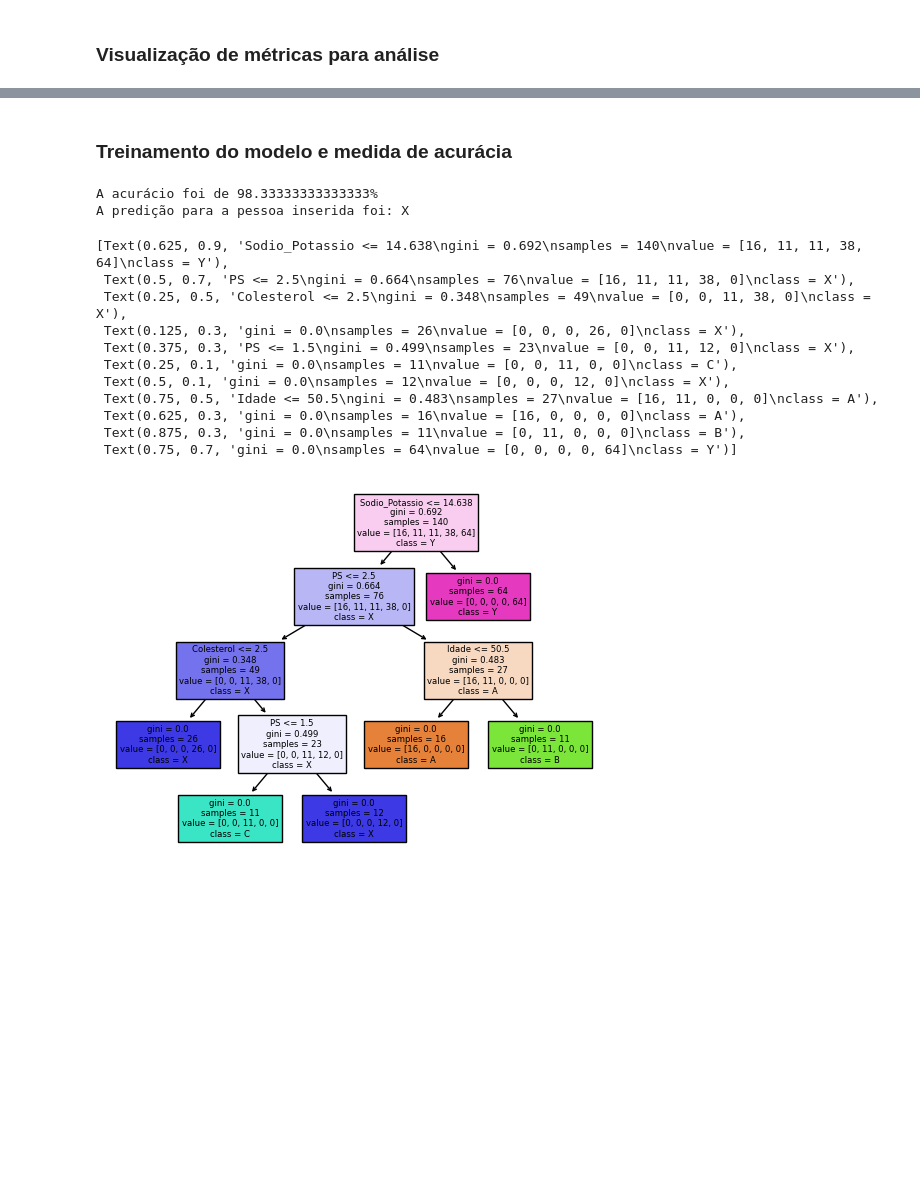
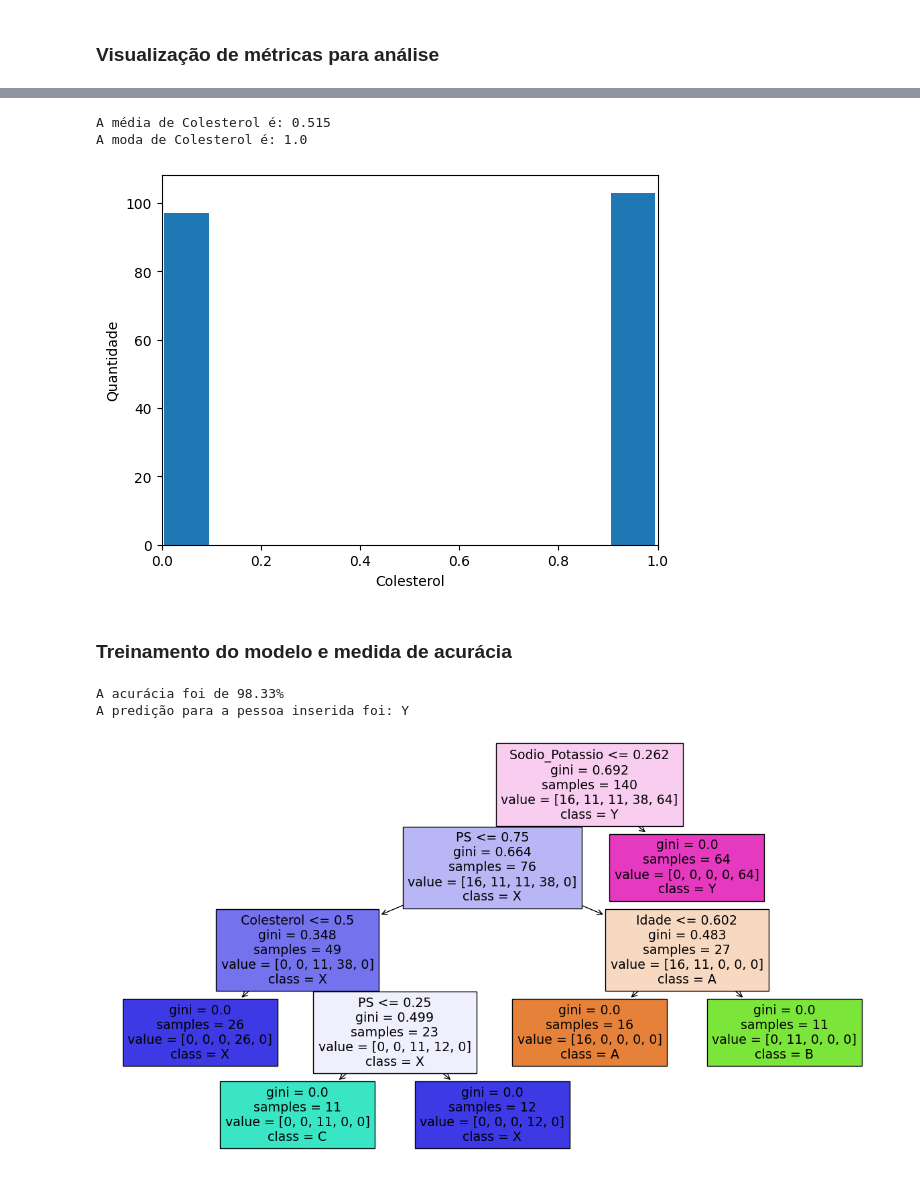
Before and after one commit to gabrielhtres/drug_decision, a Jupyter notebook: drugDecision.ipynb, the cells around one changed output, grey strips where cells are left out. Drawn from its saved outputs; the diff is of its cells as text; code cells hidden in the pictures; blank space fills up the shorter version.

```diff
--- a/drugDecision.ipynb
+++ b/drugDecision.ipynb
@@ -60,14 +63,15 @@ arquivo.loc[:, "Remédio"] = arquivo.loc[:, "Remédio"].map(rename_classes)
 
 # Atribuímos as variáveis para X e a classe para Y
 x = arquivo[["Idade", "Sexo", "PS", "Sodio_Potassio", "Colesterol"]]
+y = arquivo["Remédio"]
 
 # Normalizamos os dados numéricos
-# scaler = MinMaxScaler()
-# colunas_numeircas = x[["Idade", "PS", "Sodio_Potassio", "Colesterol"]].values
-# dados_normalizados = scaler.fit_transform(colunas_numeircas)
-# x[["Idade", "PS", "Sodio_Potassio", "Colesterol"]] = dados_normalizados
+scaler = MinMaxScaler()
+colunas_numeircas = x[["Idade", "PS", "Sodio_Potassio", "Colesterol"]].values
+dados_normalizados = scaler.fit_transform(colunas_numeircas)
+x[["Idade", "PS", "Sodio_Potassio", "Colesterol"]] = dados_normalizados
 
-y = arquivo["Remédio"]
+
 
 # x.head()
 # %% [markdown]
@@ -102,49 +79,55 @@ dpIdade
+# %%
+# Plotamos histogramas para verificar a distribuição dos dados
+
+coluna = "Colesterol"
+plt.hist(x[coluna], rwidth=0.9)
+plt.xlim([min(x[coluna]), max(x[coluna])])
+plt.xlabel(coluna)
+plt.ylabel("Quantidade")
+
+media = x[coluna].mean()
+moda = x[coluna].mode()[0]
+
+print('A média de ' + coluna + ' é: ' + str(media))
+print('A moda de ' + coluna + ' é: ' + str(moda))
+# %% [output]
+A média de Colesterol é: 0.515
+A moda de Colesterol é: 1.0
+[figure, added]
 # %% [markdown]
 ### Treinamento do modelo e medida de acurácia
 # %%
 # Separamos o treino e o teste para as variáveis e para o alvo
 train_x, test_x, train_y, test_y = train_test_split(x, y, test_size=0.30, stratify=y)
 
 # Geramos a árvore de decisão utilizando gini como critério de cálculo de IG
 clf = tree.DecisionTreeClassifier(criterion="gini")
 
 #Treinamos o modelo utilizando treino X e treino Y
 clf.fit(train_x, train_y)
 
 # Predizemos o conteúdo do teste X
 predict = clf.predict(test_x)
 # print(predict)
 
 # Calculamos a ácurácia comparando a predição realizada com os valores reais de teste Y
 acuracia = accuracy_score(test_y, predict)
-print("A acurácio foi de " + str(acuracia * 100) + "%")
+print("A acurácia foi de " + f"{acuracia * 100:.2f}" + "%")
 
 # Salvamos o modelo treinado em um arquivo
 dump(clf, 'modelo_dd.joblib')
 
-# Carregamos o modelo
+# Carregamos o modelo e testamos uma predição
 modelo = load('modelo_dd.joblib')
-predict1 = modelo.predict([[0.7, 0.2, 0.2, 0.2, 0.6]])
+predict1 = modelo.predict([[0.7, 0.2, 0.2, 0.3, 0.6]])
 print("A predição para a pessoa inserida foi: " + str(predict1[0]))
 
-# print(classification_report(test_y, predict))
+plt.figure(figsize=(15, 8))
+tree.plot_tree(clf, feature_names=x.columns, class_names=["A", "B", "C", "X", "Y"], filled=True)
 
-tree.plot_tree(clf, feature_names=x.columns, class_names=["A", "B", "C", "X", "Y"], filled=True)
-# dot_data = tree.export_graphviz(clf, out_file=None, feature_names=x.columns, class_names=["A", "B", "C", "X", "Y"], filled=True, rounded=True, special_characters=True)
-# graph = graphviz.Source(dot_data)
-# x.head()
+# Salvamos a figura da árvore em um arquivo
+# plt.savefig('tree.png')
 # %% [output]
-A acurácio foi de 98.33333333333333%
-A predição para a pessoa inserida foi: X
+A acurácia foi de 98.33%
+A predição para a pessoa inserida foi: Y
-[Text(0.625, 0.9, 'Sodio_Potassio <= 14.638\ngini = 0.692\nsamples = 140\nvalue = [16, 11, 11, 38, 64]\nclass = Y'),
- Text(0.5, 0.7, 'PS <= 2.5\ngini = 0.664\nsamples = 76\nvalue = [16, 11, 11, 38, 0]\nclass = X'),
- Text(0.25, 0.5, 'Colesterol <= 2.5\ngini = 0.348\nsamples = 49\nvalue = [0, 0, 11, 38, 0]\nclass = X'),
- Text(0.125, 0.3, 'gini = 0.0\nsamples = 26\nvalue = [0, 0, 0, 26, 0]\nclass = X'),
- Text(0.375, 0.3, 'PS <= 1.5\ngini = 0.499\nsamples = 23\nvalue = [0, 0, 11, 12, 0]\nclass = X'),
- Text(0.25, 0.1, 'gini = 0.0\nsamples = 11\nvalue = [0, 0, 11, 0, 0]\nclass = C'),
- Text(0.5, 0.1, 'gini = 0.0\nsamples = 12\nvalue = [0, 0, 0, 12, 0]\nclass = X'),
- Text(0.75, 0.5, 'Idade <= 50.5\ngini = 0.483\nsamples = 27\nvalue = [16, 11, 0, 0, 0]\nclass = A'),
- Text(0.625, 0.3, 'gini = 0.0\nsamples = 16\nvalue = [16, 0, 0, 0, 0]\nclass = A'),
- Text(0.875, 0.3, 'gini = 0.0\nsamples = 11\nvalue = [0, 11, 0, 0, 0]\nclass = B'),
- Text(0.75, 0.7, 'gini = 0.0\nsamples = 64\nvalue = [0, 0, 0, 0, 64]\nclass = Y')]
-[figure, old version]
+[figure, new version]
```
Also changed, not shown: parts of 2 cells of this notebook.
